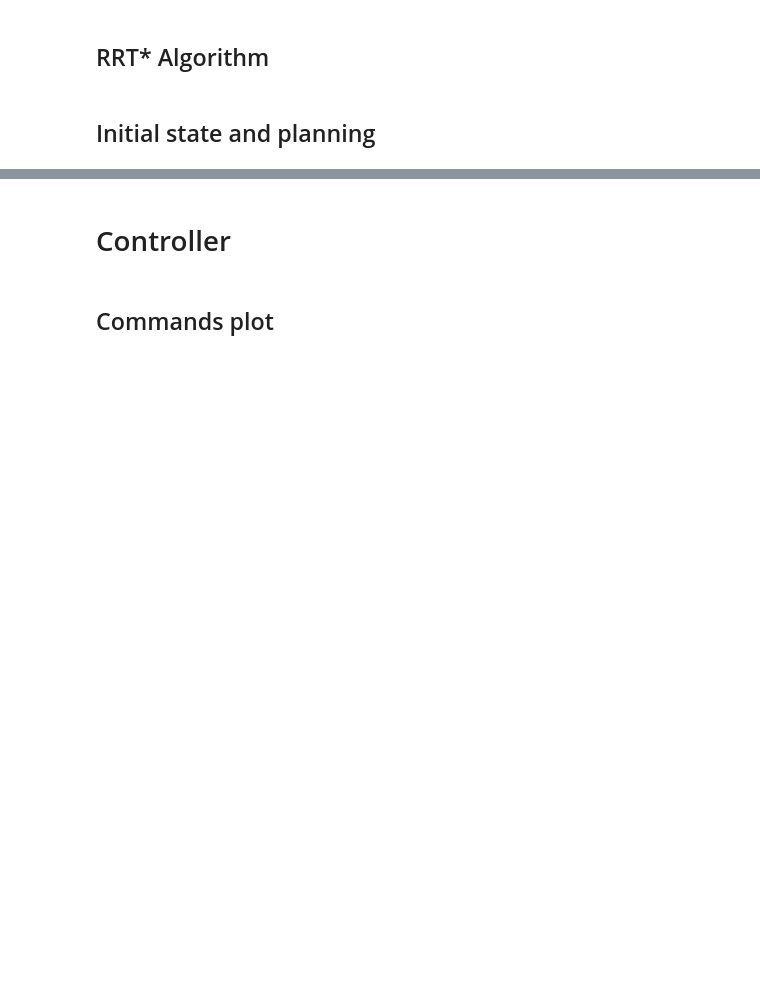
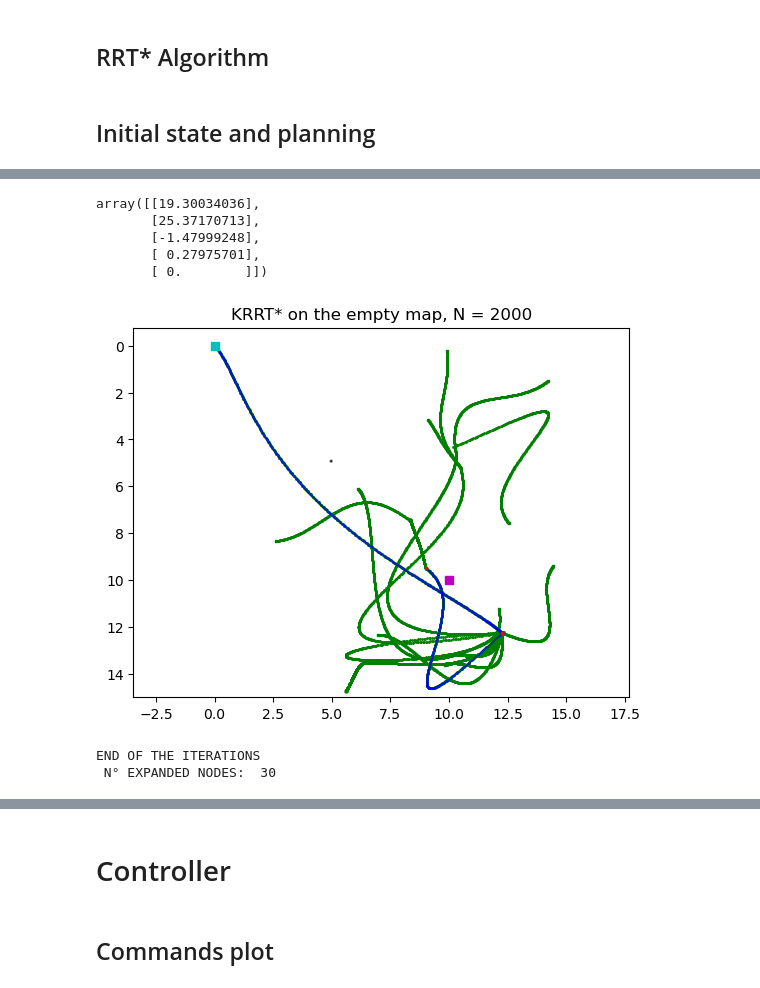
Before and after one commit to difra100/AMR_Testings, a Jupyter notebook: rrt_impl/kinodynamics.ipynb, the cells around one changed output, grey strips where cells are left out. Cells and saved outputs as stored; diff of their text form; code cells hidden in the pictures; blank space fills up the shorter version.

```diff
--- a/rrt_impl/kinodynamics.ipynb
+++ b/rrt_impl/kinodynamics.ipynb
@@ -480,8 +480,8 @@ class KynoDynamicRRT_STAR:
                 n_new.cost = traj_planner.cost if not self.elevation else traj_planner.cost + traj_planner.elev
                 n_new.Time = traj_planner.Time
 
-                # N_near = self.compute_NN(n_new, near=True)
-                N_near = self.Tree
+                N_near = self.compute_NN(n_new, near=True)
+                # N_near = self.Tree
                 n_min, cost_min, n_new = self.choose_parent(N_near, n_nearest, n_new)
                 n_new.parent = n_min
                 n_new.cost = cost_min
@@ -656,6 +656,10 @@ class KynoDynamicRRT_STAR:
 
         dist_list = np.array([self.compute_dist_NN(n_curr, n_tree)
                              for n_tree in self.Tree])
+        dist_list2 = sorted([self.compute_dist_NN(n_curr, n_tree) for n_tree in self.Tree])
+
+        dist = dist_list2[10] if len(dist_list2) > 10 else dist_list2[-1]
+
 
         if not near:  # Nearest
 
@@ -679,11 +683,11 @@ class KynoDynamicRRT_STAR:
             n_new = Node(state)
 
             return n_nearest, n_new
-        # else:        # Near
-        #     node_list = [self.Tree[idx] for idx in range(
-        #         len(dist_list)) if dist_list[idx] < self.radius]
+        else:        # Near
+            node_list = [self.Tree[idx] for idx in range(
+                len(dist_list)) if dist_list[idx] < dist]
 
-        #     return node_list
+            return node_list
 
     def sample(self):
         ''' Sample function RRT*, sample the goal node with a low probability '''
@@ -691,7 +695,7 @@ class KynoDynamicRRT_STAR:
 
             x_new = np.random.uniform(self.R/res)
             y_new = np.random.uniform(self.C/res)
-            xd_new = np.random.uniform(low = 0.05, high = 0.3)
+            xd_new = np.random.uniform(low = 0.1, high = 0.3)
             yd_new = 0
             theta_new = 0
 
@@ -711,7 +715,7 @@ class KynoDynamicRRT_STAR:
             args: ........................................................................
             output: goal_state: Node object
         '''
-        dist_list = np.array([self.compute_dist_NN(node, self.node_g)
+        dist_list = np.array([self.compute_dist_NN(node, self.node_g, pos = True)
                              for node in self.Tree])
         min_idx = np.argmin(dist_list)
         goal_state = self.Tree[min_idx]
@@ -734,14 +738,17 @@ class KynoDynamicRRT_STAR:
 
         return path
 
-    def compute_dist_NN(self, n1, n2):
+    def compute_dist_NN(self, n1, n2, pos = False):
         ''' This function computes the euclidean distance between two object of the Node class
             args: n1, n2 : n_i is an instance of Node ;
 
             output: dist : Total distance (m)
 
         '''
-        dist = np.linalg.norm(n1.state - n2.state)
+        if not pos:
+            dist = np.linalg.norm(n1.state - n2.state)
+        else:
+            dist = np.linalg.norm(n1.state[:2]-n2.state[:2])
 
 
         return dist
@@ -947,11 +973,23 @@ e = rrt.planning()   # 19, 37
+# %%
+goal_state.state
+# %% [output]
+array([[19.30034036],
+       [25.37170713],
+       [-1.47999248],
+       [ 0.27975701],
+       [ 0.        ]])
 # %%
 path = [[rrt.node_g]]
 goal_state = rrt.get_goal_state()
 rrt.tot_path = rrt.compute_path(path, goal_state)
 
 rrt.plotting.animation(rrt.Tree, rrt.tot_path,
-                        "KRRT* on the {} map, N = {}".format(map_title[:-4], 30), steer = True)
+                        "KRRT* on the {} map, N = {}".format(map_title[:-4],2000), steer = True)
 print("END OF THE ITERATIONS\n N° EXPANDED NODES: ",len(rrt.Tree))
+# %% [output]
+[figure, added]
+END OF THE ITERATIONS
+ N° EXPANDED NODES:  30
 # %%
 rrt.compute_stats()
 # %% [output]
```
Also changed, not shown: parts of 10 cells of this notebook, 36 other files.
